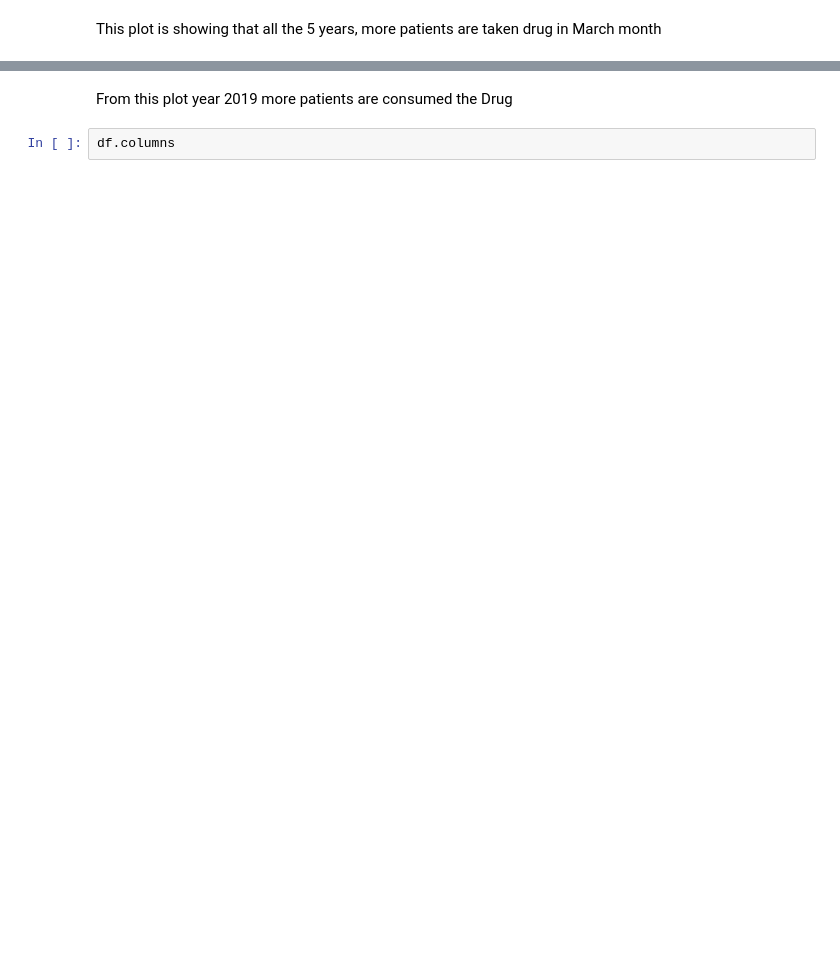
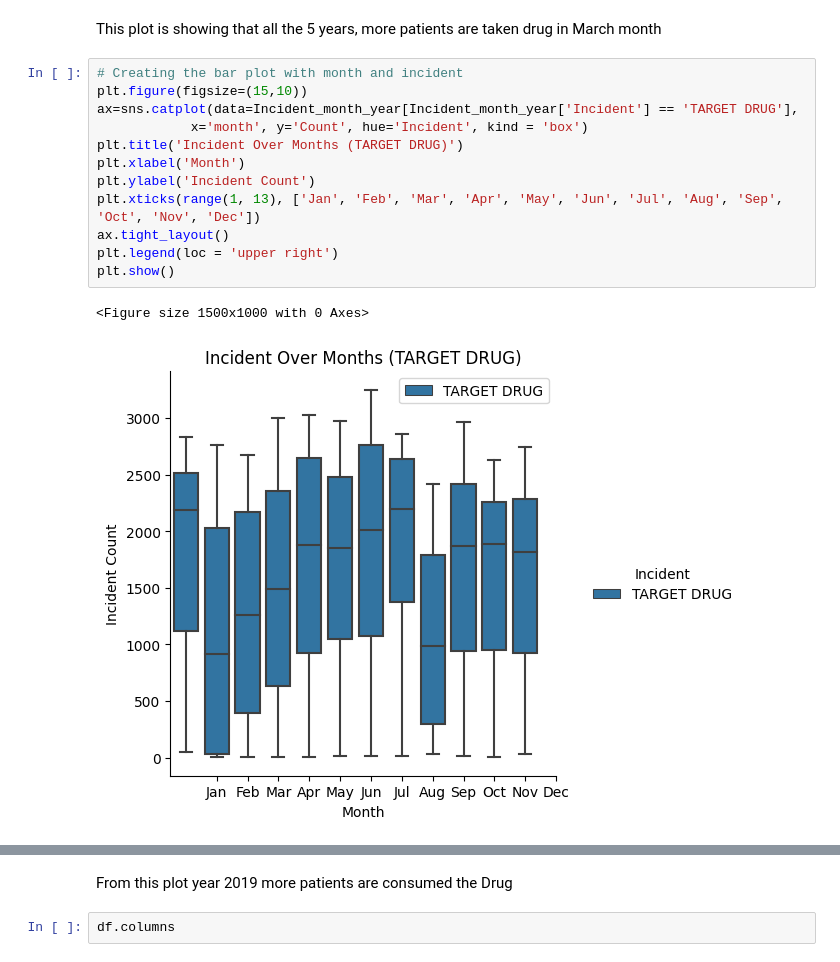
Before and after one commit to venkatesh-r96/Structured-Data-Assignment, a Jupyter notebook: 001.ipynb, the cells around one changed output, grey strips where cells are left out. Cells and saved outputs as stored; diff of their text form; blank space fills up the shorter version.

```diff
--- a/001.ipynb
+++ b/001.ipynb
@@ -267,5 +274,20 @@ plt.show()
 # %% [markdown]
 This plot is showing that all the 5 years, more patients are taken drug in  March month
+# %%
+# Creating the bar plot with month and incident
+plt.figure(figsize=(15,10))
+ax=sns.catplot(data=Incident_month_year[Incident_month_year['Incident'] == 'TARGET DRUG'],
+            x='month', y='Count', hue='Incident', kind = 'box')
+plt.title('Incident Over Months (TARGET DRUG)')
+plt.xlabel('Month')
+plt.ylabel('Incident Count')
+plt.xticks(range(1, 13), ['Jan', 'Feb', 'Mar', 'Apr', 'May', 'Jun', 'Jul', 'Aug', 'Sep', 'Oct', 'Nov', 'Dec'])
+ax.tight_layout()
+plt.legend(loc = 'upper right')
+plt.show()
+# %% [output]
+<Figure size 1500x1000 with 0 Axes>
+[figure, added]
 # %%
 # Creating Barplot with Both month and year
 Incident_month_year['MonthYear'] =  Incident_month_year.apply(lambda row: f"{row['year']} - {row['month']:02d}", axis=1)
```
Also changed, not shown: parts of 30 cells of this notebook.
